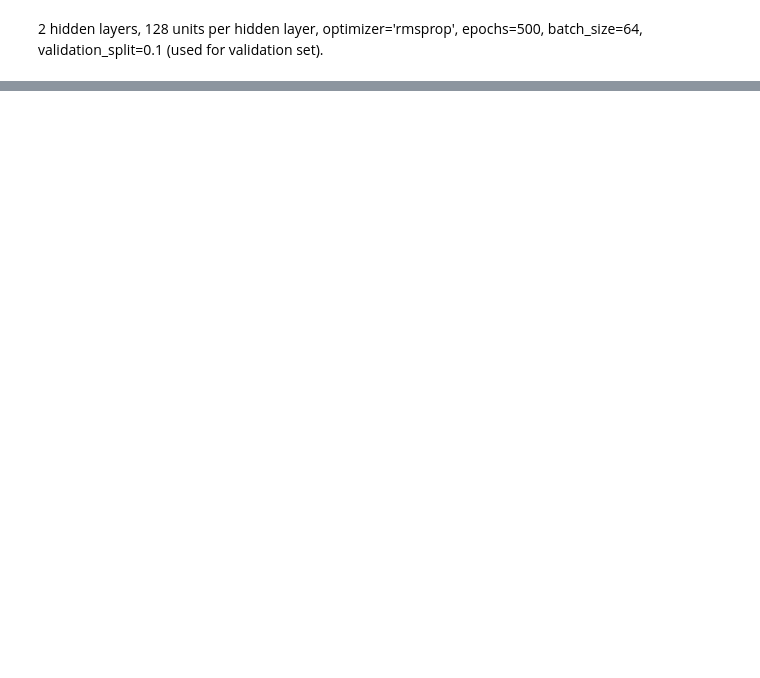
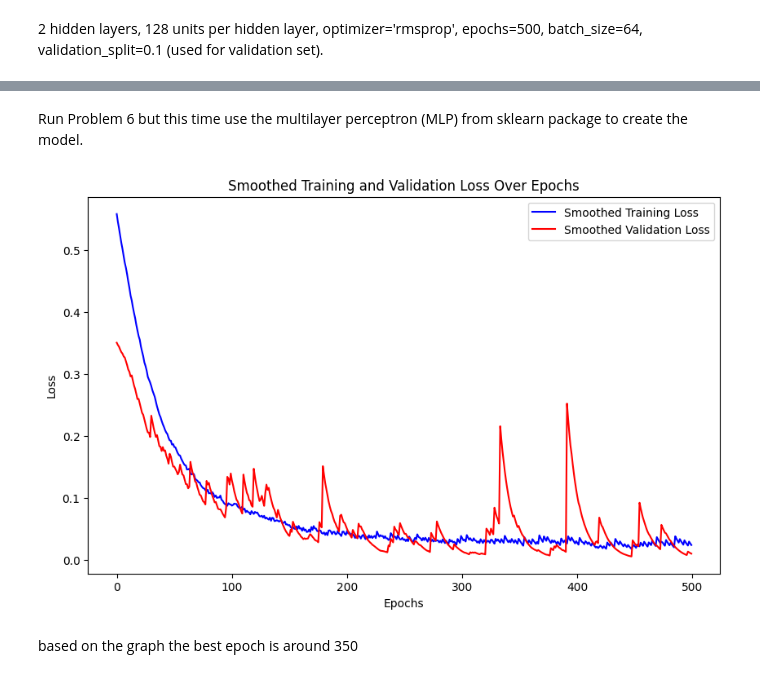
Before and after one commit to SeidaAhmed/An-application-of-Machine-Learning-to-COVID-19-data, a Jupyter notebook: Assignment_one_Train_neural_network_regression_and_classification_using_keras.ipynb, the cells around one changed output, grey strips where cells are left out. Cells and saved outputs as stored; diff of their text form; code cells hidden in the pictures; blank space fills up the shorter version.

```diff
--- a/Assignment_one_Train_neural_network_regression_and_classification_using_keras.ipynb
+++ b/Assignment_one_Train_neural_network_regression_and_classification_using_keras.ipynb
@@ -109,0 +129,19 @@ plt.show()
+# %%
+# Build the neural network model for binary classification
+model_binary = models.Sequential([
+    layers.Input(shape=(X_train_binary.shape[1],)),  # Input layer (based on number of features)
+    layers.Dense(128, activation='relu'),  # First hidden layer with 128 units
+    layers.Dense(128, activation='relu'),  # Second hidden layer with 128 units
+    layers.Dense(1, activation='sigmoid')  # Output layer with 1 unit and sigmoid activation for binary classification
+])
+
+# Compile the model
+model_binary.compile(optimizer='rmsprop', loss='binary_crossentropy', metrics=['accuracy'])
+
+# Train the model using the binary quality labels
+history_binary = model_binary.fit(X_train_binary, y_train_binary, epochs=500, batch_size=64,
+                                  validation_split=0.1, verbose=1)
+
+# Evaluate the model on the test set
+test_loss, test_accuracy = model_binary.evaluate(X_test_binary, y_test_binary)
+print(f"\nTest Accuracy: {test_accuracy:.4f}")
@@ -109,0 +166,31 @@ plt.show()
+# %% [markdown]
+Run Problem 6 but this time use the multilayer perceptron (MLP) from sklearn package to create the model.
+# %%
+# Function to smooth the curve
+def smooth_curve(points, factor=0.9):
+    smoothed_points = []
+    for point in points:
+        if smoothed_points:
+            smoothed_points.append(smoothed_points[-1] * factor + point * (1 - factor))
+        else:
+            smoothed_points.append(point)
+    return smoothed_points
+train_loss = history_binary.history['loss']  # Training loss
+val_loss = history_binary.history['val_loss']
+# Apply smoothing to the loss values
+smoothed_train_loss = smooth_curve(train_loss)
+smoothed_val_loss = smooth_curve(val_loss)
+
+# Plotting the smoothed training and validation loss
+plt.figure(figsize=(10, 6))
+plt.plot(smoothed_train_loss, label='Smoothed Training Loss', color='blue')
+plt.plot(smoothed_val_loss, label='Smoothed Validation Loss', color='red')
+plt.title('Smoothed Training and Validation Loss Over Epochs')
+plt.xlabel('Epochs')
+plt.ylabel('Loss')
+plt.legend()
+plt.show()
+# %% [output]
+[figure, added]
+# %% [markdown]
+based on the graph the best epoch is around 350
```
Also changed, not shown: parts of 17 cells of this notebook.
